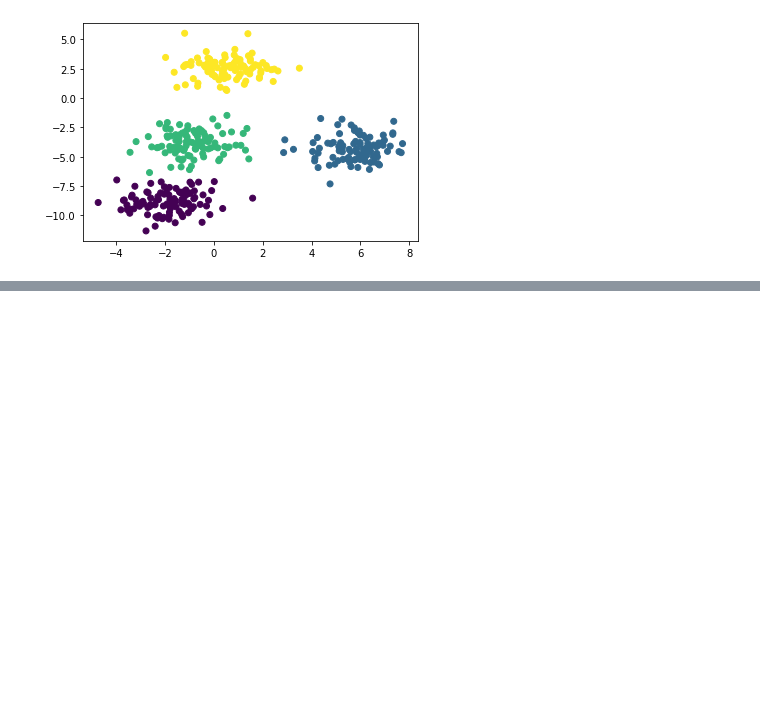
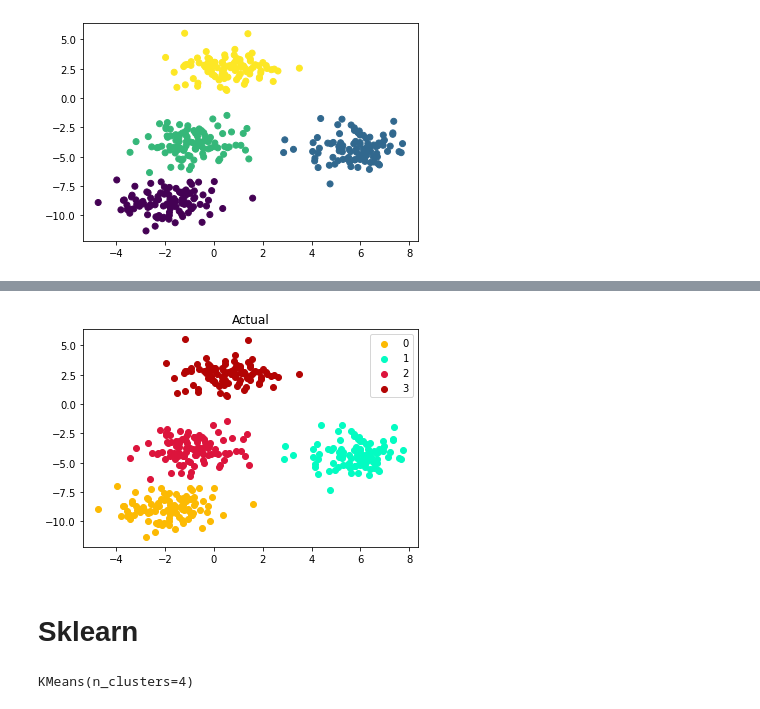
Before and after one commit to Prachi2002Aggarwal/Data-Science-Live-Master-Course-With-Python, a Jupyter notebook: Mam Practice/K Means.ipynb, the cells around one changed output, grey strips where cells are left out. Cells and saved outputs as stored; diff of their text form; code cells hidden in the pictures; blank space fills up the shorter version.

```diff
--- a/Mam Practice/K Means.ipynb
+++ b/Mam Practice/K Means.ipynb
@@ -191,0 +202,12 @@ plt.show()
+# %%
+# Plot with colors (Actual)
+for i in range(0,4) :
+    idx = (y == i)
+    plt.scatter(X[idx , 0], X[idx,1] , c = colors[i] , label = i)
+plt.legend()
+plt.title("Actual")
+plt.show()
+# %% [output]
+[figure, added]
+# %% [markdown]
+# Sklearn
@@ -191,0 +218,4 @@ plt.show()
+# %%
+kmeans.fit(X)
+# %% [output]
+KMeans(n_clusters=4)
```
Also changed, not shown: parts of 5 cells of this notebook, 1 other file.
